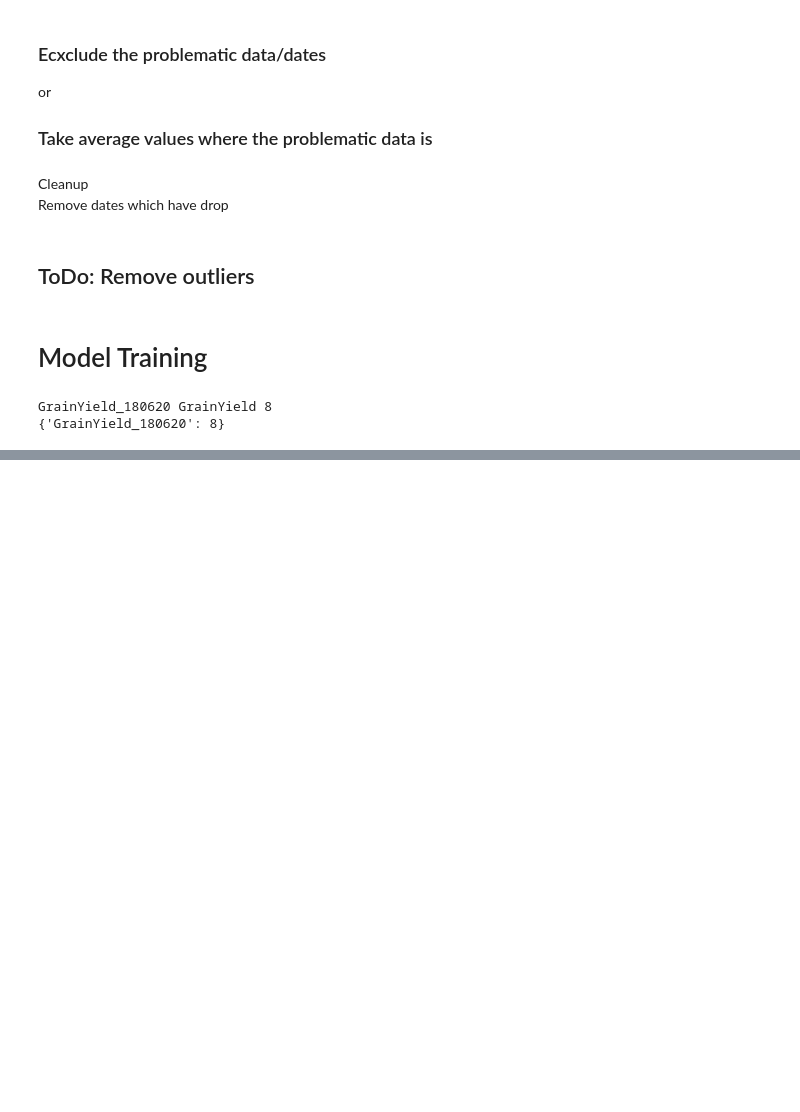
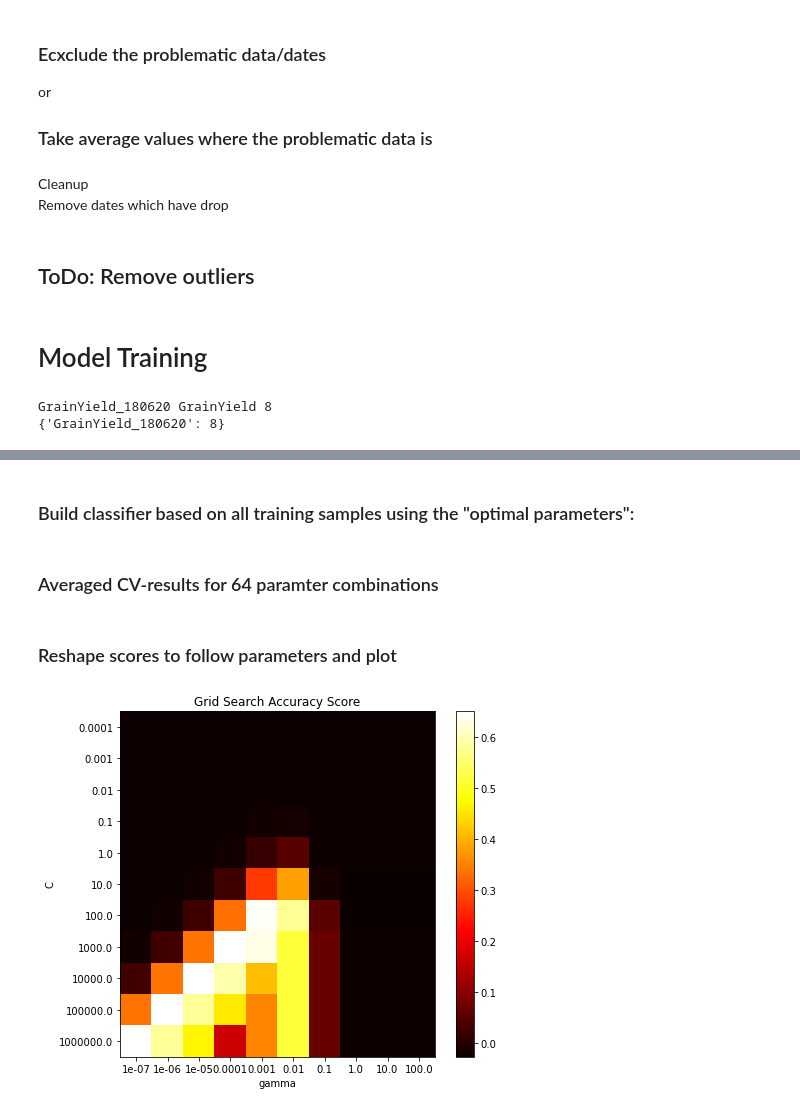
Before and after one commit to fahadijaz/spring_wheat_yield_prediction, a Jupyter notebook: DS Special Syllabus Report/Code/DS Special Syllabus.ipynb, the cells around one changed output, grey strips where cells are left out. Saved outputs shown, nothing was run; the diff lists cells and outputs as text; code cells hidden in the pictures; blank space fills up the shorter version.

```diff
--- a/DS Special Syllabus Report/Code/DS Special Syllabus.ipynb
+++ b/DS Special Syllabus Report/Code/DS Special Syllabus.ipynb
@@ -1007,11 +1009,13 @@ yield_cols_found = list(loc_yield_cols.keys())
 GrainYield_180620 GrainYield 8
 {'GrainYield_180620': 8}
 # %%
+%time
+
 #==============================================================================
 # Split dataframe into data and target
 #==============================================================================
 
 X = Robot_2020_all.drop(columns = yield_cols_found+id_cols_new).values
-y = Robot_2020_all[yield_cols_found].values
-X.shape
+y = Robot_2020_all[yield_cols_found].values.flatten()
+y.shape
 # %% [output]
@@ -1118,0 +1241,2 @@ test_data_regression(model)
+# %% [markdown]
+### Build classifier based on all training samples using the "optimal parameters":
@@ -1118,0 +1250,2 @@ test_data_regression(model)
+# %% [markdown]
+### Averaged CV-results for 64 paramter combinations
@@ -1118,0 +1254,19 @@ test_data_regression(model)
+# %% [markdown]
+### Reshape scores to follow parameters and plot
+# %%
+import matplotlib.pyplot as plt
+import numpy as np
+scores = gs.cv_results_['mean_test_score'][len(param_range):].reshape(len(param_range),len(param_range2))
+
+plt.figure(figsize=(8, 6))
+plt.subplots_adjust(left=.2, right=0.95, bottom=0.15, top=0.95)
+plt.imshow(scores, interpolation='nearest', cmap=plt.cm.hot)
+plt.xlabel('gamma') # 1/(softness of decision boundary), i.e. small = soft
+plt.ylabel('C')     # 1/(size of support vector margin), i.e. large = tight margin
+plt.colorbar()
+plt.xticks(np.arange(len(param_range2)), param_range2)
+plt.yticks(np.arange(len(param_range)), param_range)
+plt.title('Grid Search Accuracy Score')
+plt.show()
+# %% [output]
+[figure, added]
```
Also changed, not shown: parts of 22 cells of this notebook, 3 other files.
